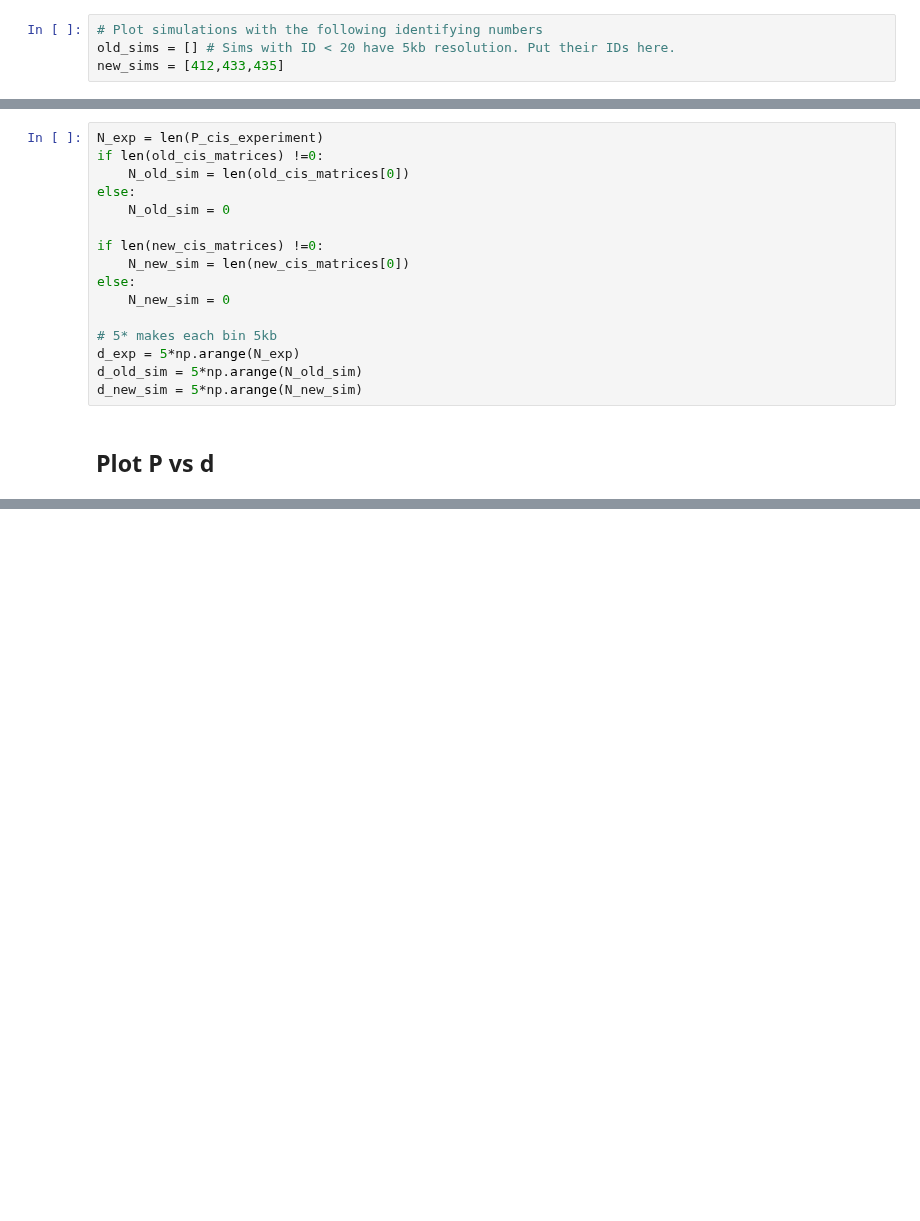
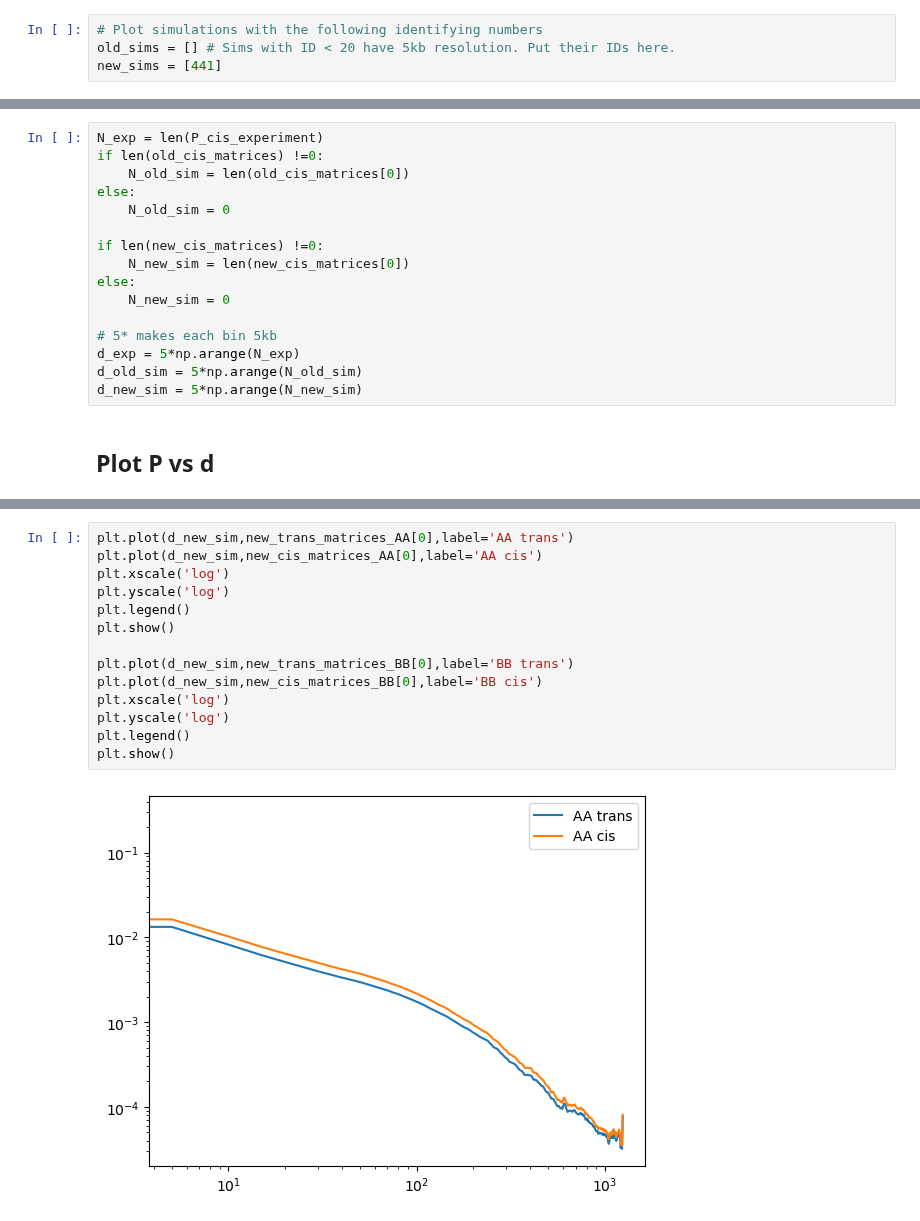
Before and after one commit to DiPierroLab/Douglas, a Jupyter notebook: 6_extra_tools/P_vs_d_experimental_compare_computational.ipynb, the cells around one changed output, grey strips where cells are left out. Drawn from its saved outputs; the diff is of its cells as text; blank space fills up the shorter version.

```diff
--- a/6_extra_tools/P_vs_d_experimental_compare_computational.ipynb
+++ b/6_extra_tools/P_vs_d_experimental_compare_computational.ipynb
@@ -4,7 +4,7 @@ import numpy as np
 # %%
 # Plot simulations with the following identifying numbers
 old_sims = [] # Sims with ID < 20 have 5kb resolution. Put their IDs here.
-new_sims = [412,433,435]
+new_sims = [441]
 # %% [markdown]
 ### Move simulation data from discovery to local machine.
 # %%
@@ -161,0 +168,16 @@ plt.show()
+# %%
+plt.plot(d_new_sim,new_trans_matrices_AA[0],label='AA trans')
+plt.plot(d_new_sim,new_cis_matrices_AA[0],label='AA cis')
+plt.xscale('log')
+plt.yscale('log')
+plt.legend()
+plt.show()
+
+plt.plot(d_new_sim,new_trans_matrices_BB[0],label='BB trans')
+plt.plot(d_new_sim,new_cis_matrices_BB[0],label='BB cis')
+plt.xscale('log')
+plt.yscale('log')
+plt.legend()
+plt.show()
+# %% [output]
+[figure, added]
```
Also changed, not shown: parts of 6 cells of this notebook, 4 other files.
